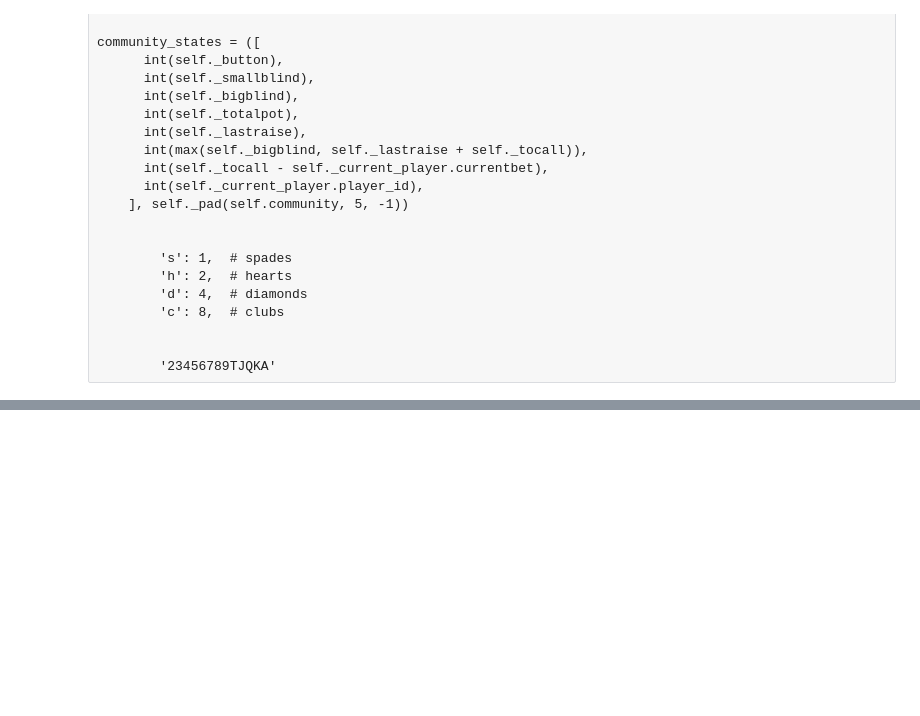
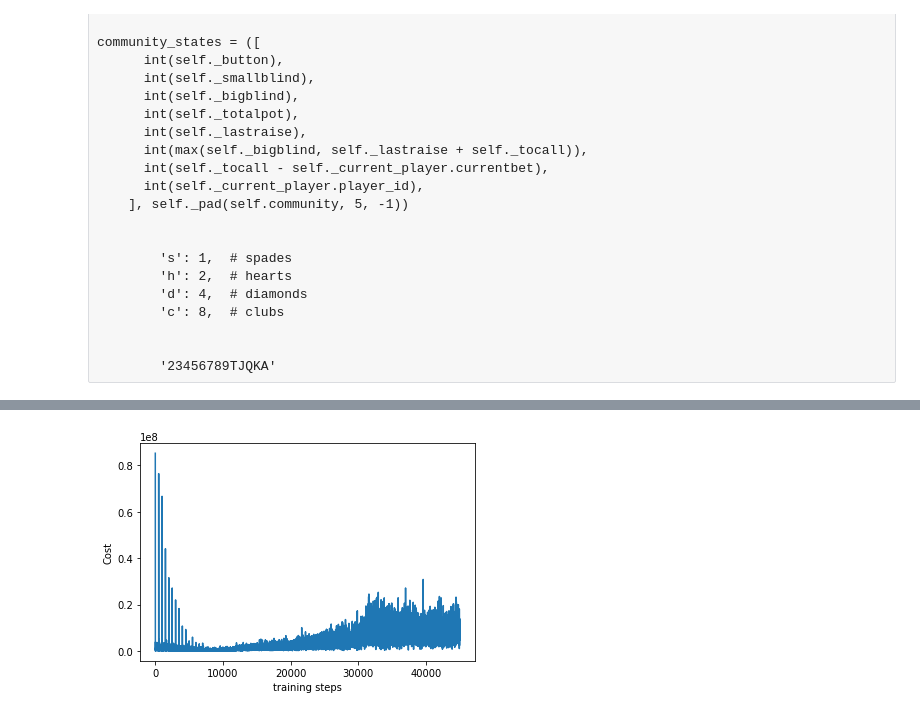
Before and after one commit to coolhighjumper/holdem, a Jupyter notebook: test.ipynb, the cells around one changed output, grey strips where cells are left out. Saved outputs shown, nothing was run; the diff lists cells and outputs as text; code cells hidden in the pictures; blank space fills up the shorter version.

```diff
--- a/test.ipynb
+++ b/test.ipynb
@@ -265 +337,5 @@ RL2.plot_cost()
+# %%
+RL2.plot_cost()
+# %% [output]
+[figure, added]
 # %%
```
Also changed, not shown: parts of 10 cells of this notebook, 4 other files.
